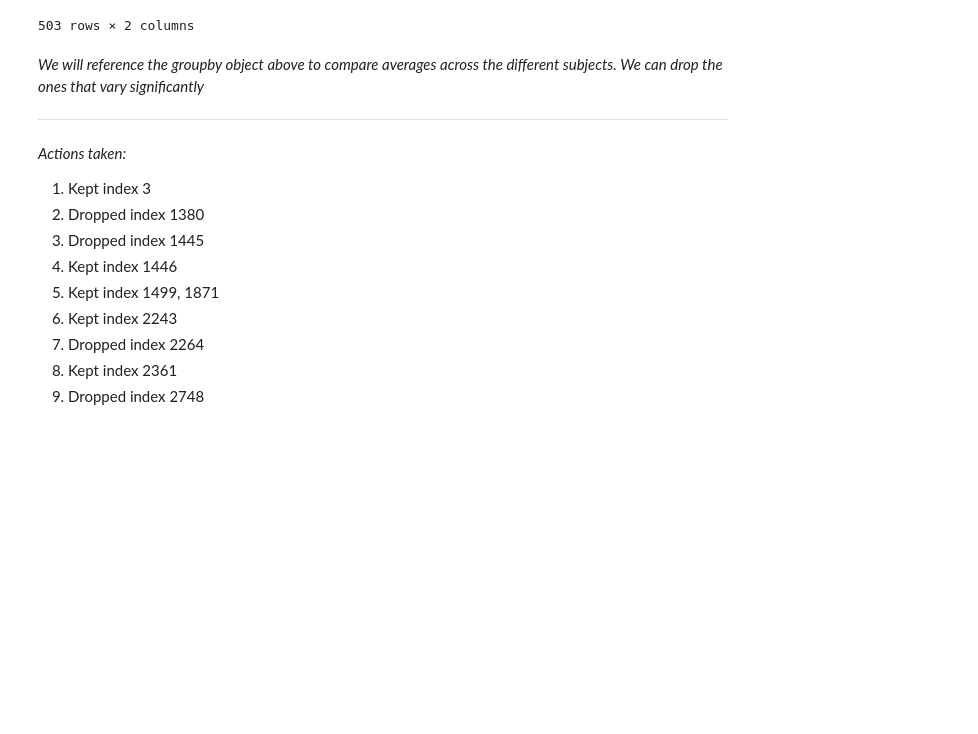
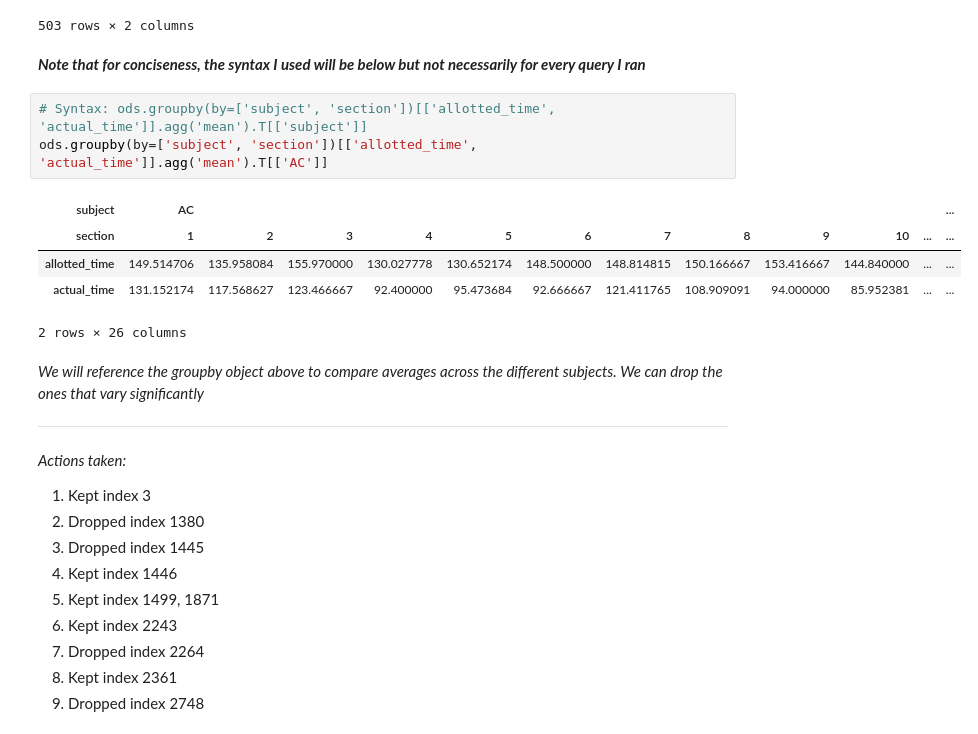
Before and after one commit to dihoxy/ODS-Test-Center-Project, a Jupyter notebook: Handling Outliers and Basic Exploratory Analysis_v02.ipynb, the cells around one changed output. Saved outputs shown, nothing was run; the diff lists cells and outputs as text; blank space fills up the shorter version.

```diff
--- a/Handling Outliers and Basic Exploratory Analysis_v02.ipynb
+++ b/Handling Outliers and Basic Exploratory Analysis_v02.ipynb
@@ -301,6 +302,17 @@ ods.groupby(by=['subject', 'section'])[['allotted_time', 'actual_time']].agg('me
 | WS | 18 | 150.000000 | 96.000000 |
 |  | 23 | 113.000000 | 81.000000 |
 503 rows × 2 columns
+# %% [markdown]
+***Note that for conciseness, the syntax I used will be below but not necessarily for every query I ran***
+# %%
+# Syntax: ods.groupby(by=['subject', 'section'])[['allotted_time', 'actual_time']].agg('mean').T[['subject']]
+ods.groupby(by=['subject', 'section'])[['allotted_time', 'actual_time']].agg('mean').T[['AC']]
+# %% [output]
+| subject | AC |  |  |  |  |  |  |  |  |  |  | ... |
+| section | 1 | 2 | 3 | 4 | 5 | 6 | 7 | 8 | 9 | 10 | ... | ... |
+| allotted_time | 149.514706 | 135.958084 | 155.970000 | 130.027778 | 130.652174 | 148.500000 | 148.814815 | 150.166667 | 153.416667 | 144.840000 | ... | ... |
+| actual_time | 131.152174 | 117.568627 | 123.466667 | 92.400000 | 95.473684 | 92.666667 | 121.411765 | 108.909091 | 94.000000 | 85.952381 | ... | ... |
+2 rows × 26 columns
 # %% [markdown]
 *We will reference the groupby object above to compare averages across the different subjects. We can drop the ones that vary significantly*
 ***
```
Also changed, not shown: parts of 31 cells of this notebook, 1 other file.
